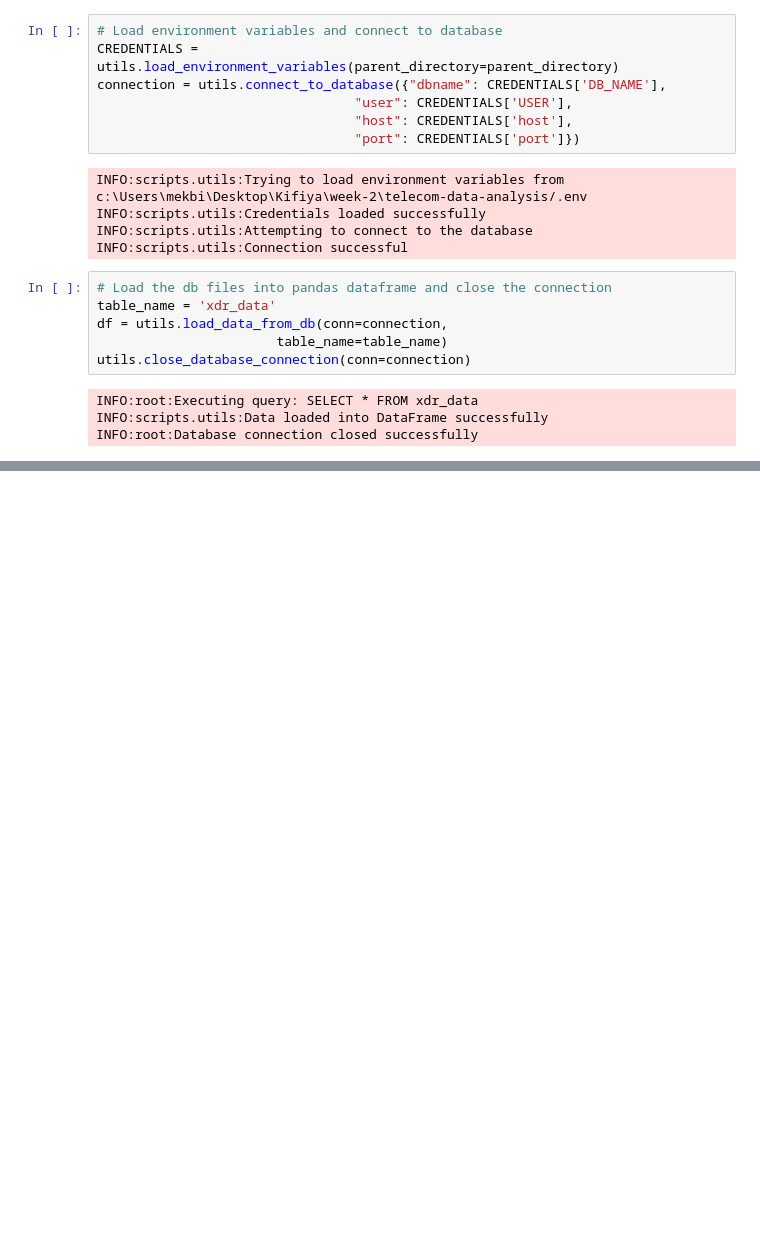
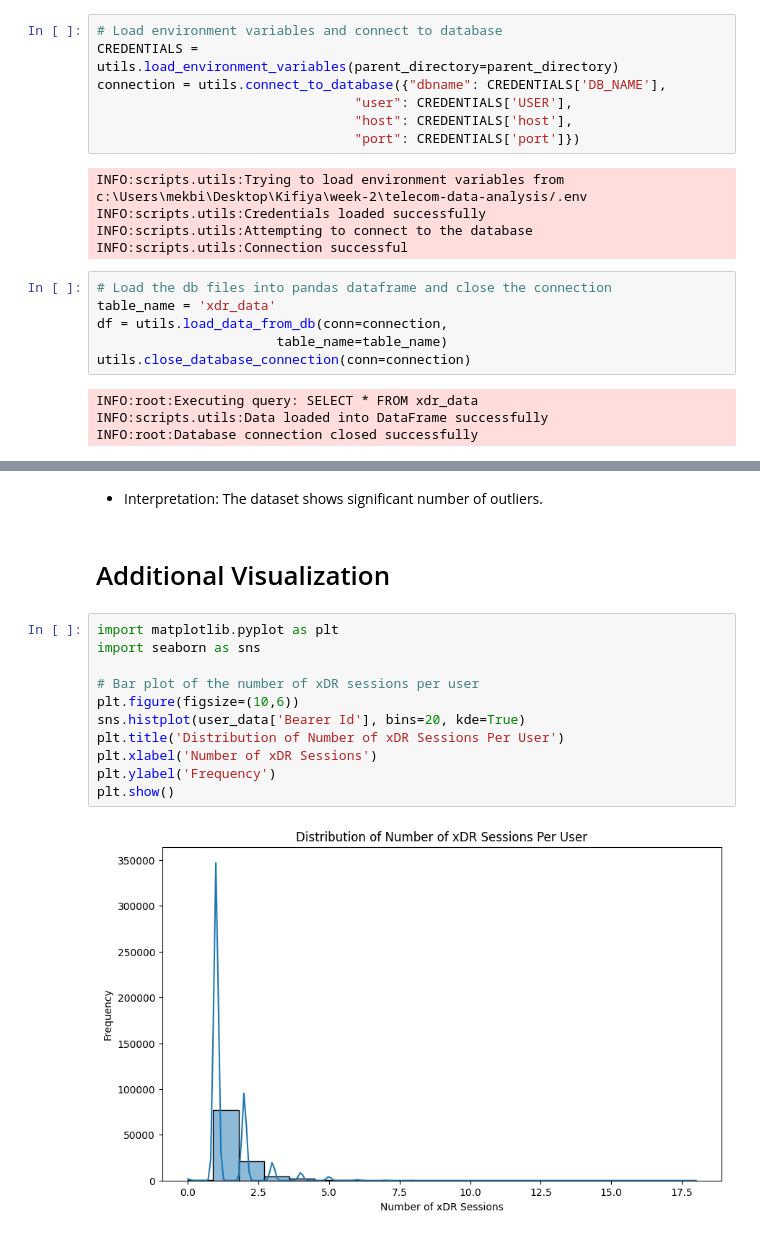
Before and after one commit to Ty-Miki/telecom-data-analysis, a Jupyter notebook: notebooks/user_overview_analysis/XDR_aggregarion.ipynb, the cells around one changed output, grey strips where cells are left out. Saved outputs shown, nothing was run; the diff lists cells and outputs as text; blank space fills up the shorter version.

```diff
--- a/notebooks/user_overview_analysis/XDR_aggregarion.ipynb
+++ b/notebooks/user_overview_analysis/XDR_aggregarion.ipynb
@@ -50,0 +154,17 @@ INFO:root:Database connection closed successfully
+# %% [markdown]
+- Interpretation: The dataset shows significant number of outliers.
+# %% [markdown]
+# Additional Visualization
+# %%
+import matplotlib.pyplot as plt
+import seaborn as sns
+
+# Bar plot of the number of xDR sessions per user
+plt.figure(figsize=(10,6))
+sns.histplot(user_data['Bearer Id'], bins=20, kde=True)
+plt.title('Distribution of Number of xDR Sessions Per User')
+plt.xlabel('Number of xDR Sessions')
+plt.ylabel('Frequency')
+plt.show()
+# %% [output]
+[figure, added]
```
Also changed, not shown: parts of 15 cells of this notebook.
